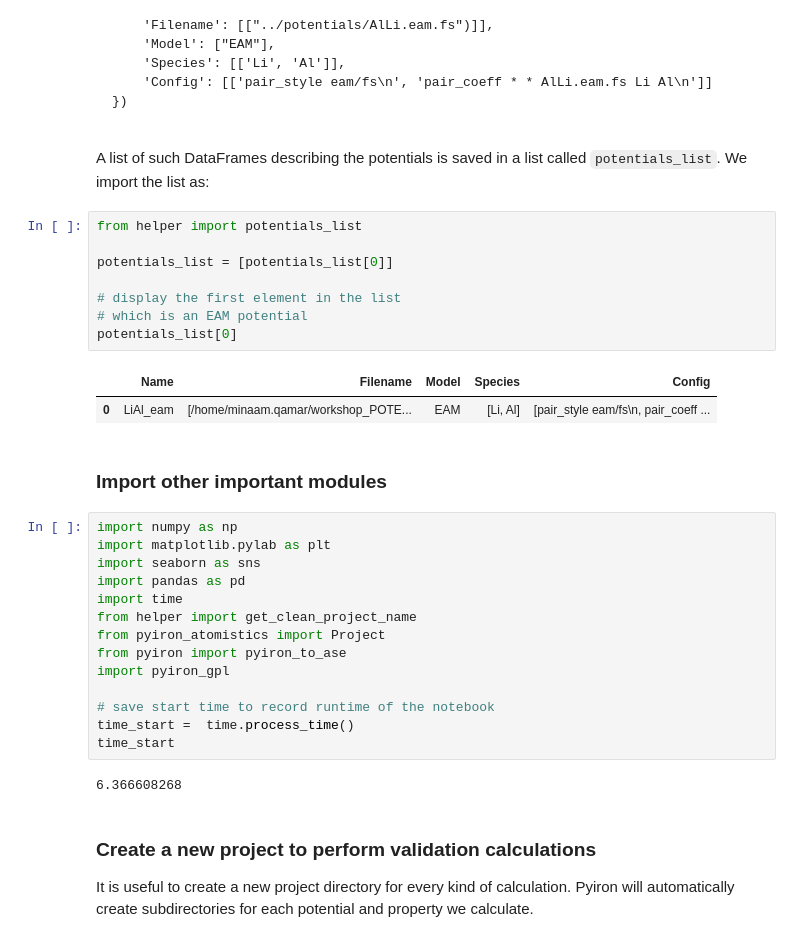
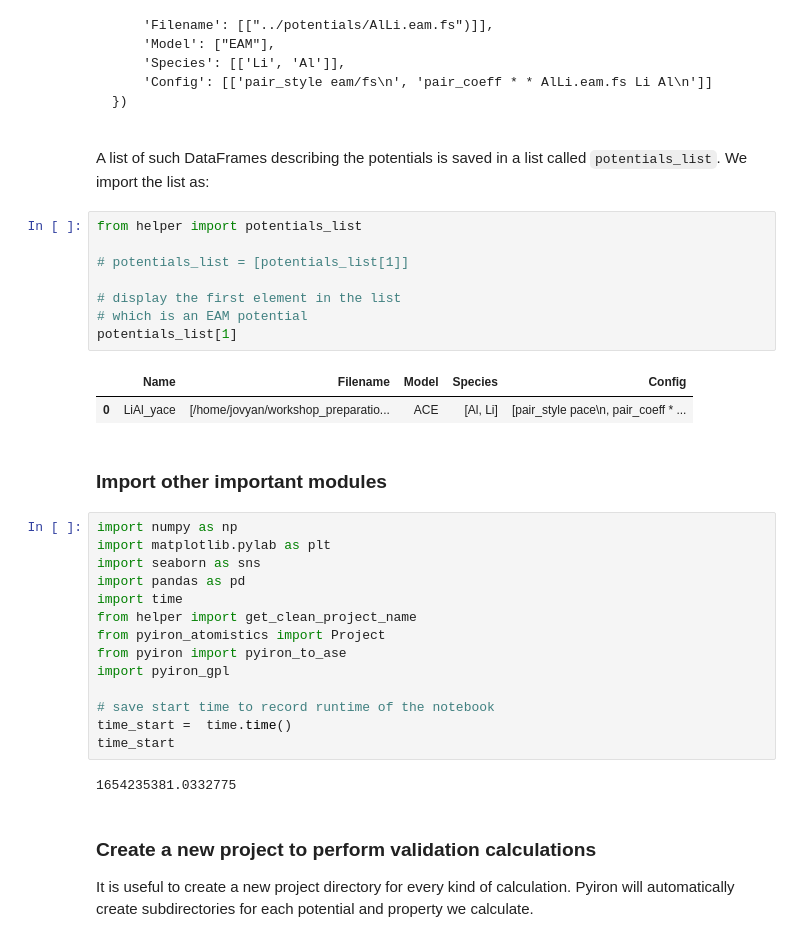
Before and after one commit to pyiron-workshop/potentials-workshop-2022, a Jupyter notebook: validation/validation_LiAl.ipynb, the cells around one changed output. Drawn from its saved outputs; the diff is of its cells as text.

```diff
--- a/validation/validation_LiAl.ipynb
+++ b/validation/validation_LiAl.ipynb
@@ -24,14 +24,14 @@ A list of such DataFrames describing the potentials is saved in a list called `p
 # %%
 from helper import potentials_list
 
-potentials_list = [potentials_list[0]]
+# potentials_list = [potentials_list[1]]
 
 # display the first element in the list
 # which is an EAM potential
-potentials_list[0]
+potentials_list[1]
 # %% [output]
 |  | Name | Filename | Model | Species | Config |
-| 0 | LiAl_eam | [/home/minaam.qamar/workshop_POTE... | EAM | [Li, Al] | [pair_style eam/fs\n, pair_coeff ... |
+| 0 | LiAl_yace | [/home/jovyan/workshop_preparatio... | ACE | [Al, Li] | [pair_style pace\n, pair_coeff * ... |
 # %% [markdown]
 ### Import other important modules
 # %%
@@ -46,10 +46,10 @@ from pyiron import pyiron_to_ase
 import pyiron_gpl
 
 # save start time to record runtime of the notebook
-time_start =  time.process_time()
+time_start =  time.time()
 time_start
 # %% [output]
-6.366608268
+1654235381.0332775
 # %% [markdown]
 ### Create a new project to perform validation calculations
 
```
Also changed, not shown: parts of 15 cells of this notebook, 1 other file.
